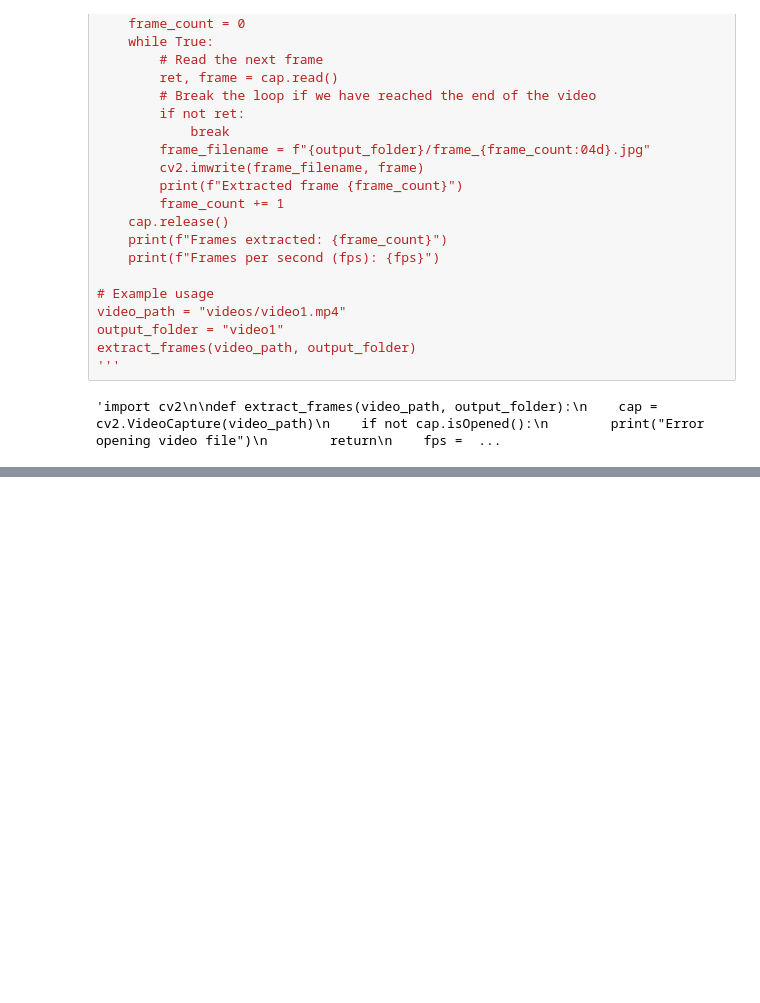
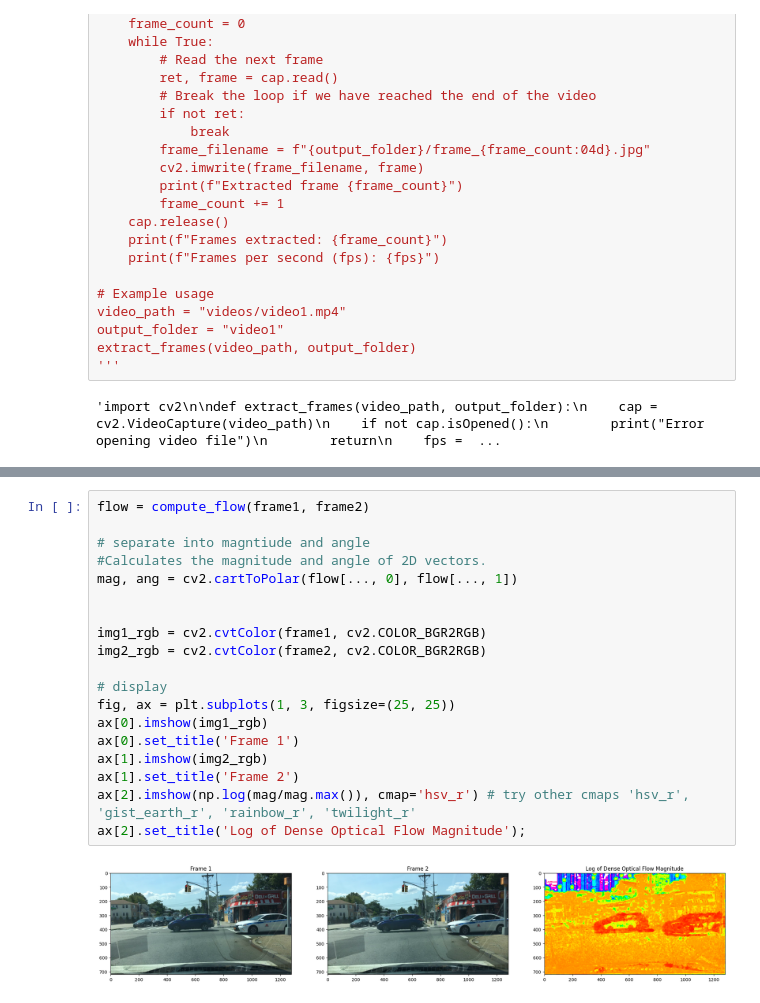
Before and after one commit to DiegoCastr00/DrivingDetection, a Jupyter notebook: Objetos.ipynb, the cells around one changed output, grey strips where cells are left out. Drawn from its saved outputs; the diff is of its cells as text; blank space fills up the shorter version.

```diff
--- a/Objetos.ipynb
+++ b/Objetos.ipynb
@@ -115,0 +180,21 @@ cv2.destroyAllWindows()
+# %%
+flow = compute_flow(frame1, frame2)
+
+# separate into magntiude and angle
+#Calculates the magnitude and angle of 2D vectors.
+mag, ang = cv2.cartToPolar(flow[..., 0], flow[..., 1])
+
+
+img1_rgb = cv2.cvtColor(frame1, cv2.COLOR_BGR2RGB)
+img2_rgb = cv2.cvtColor(frame2, cv2.COLOR_BGR2RGB)
+
+# display
+fig, ax = plt.subplots(1, 3, figsize=(25, 25))
+ax[0].imshow(img1_rgb)
+ax[0].set_title('Frame 1')
+ax[1].imshow(img2_rgb)
+ax[1].set_title('Frame 2')
+ax[2].imshow(np.log(mag/mag.max()), cmap='hsv_r') # try other cmaps 'hsv_r', 'gist_earth_r', 'rainbow_r', 'twilight_r'
+ax[2].set_title('Log of Dense Optical Flow Magnitude');
+# %% [output]
+[figure, added]
```
Also changed, not shown: parts of 14 cells of this notebook, 1 other file.
